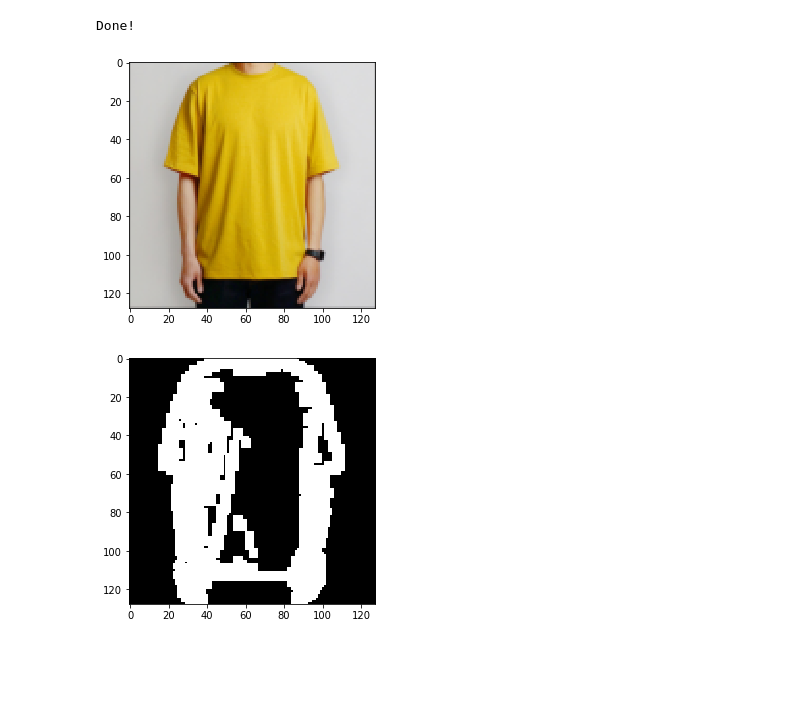
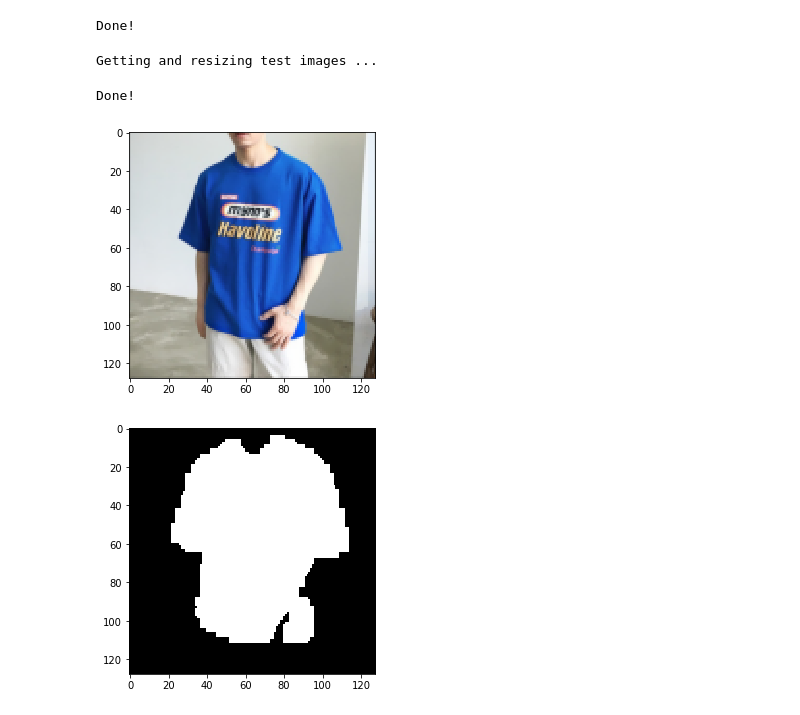
Before and after one commit to Git-Hub-Pro/clothes_recognition_unet, a Jupyter notebook: clothes_recognition_UNET.ipynb, the cells around one changed output. Drawn from its saved outputs; the diff is of its cells as text; code cells hidden in the pictures; blank space fills up the shorter version.

```diff
--- a/clothes_recognition_UNET.ipynb
+++ b/clothes_recognition_UNET.ipynb
@@ -23,15 +23,15 @@ import cv2
 
 # colab을 사용하고 있어서 아래와 같은 경로를 사용하였습니다.../content/gdrive/My Drive/까지는 기본적으로 클라우드 실행시 경로입니다.
 # 가공되기전 이미지들이 저장된 디렉토리 주소
-IMG_PATH = '../content/gdrive/My Drive/data/clothes_recognition/clothes_image'
-IMG_PATH_RED = '../content/gdrive/My Drive/data/clothes_recognition/clothes_image/red'
-IMG_PATH_ORANGE = '../content/gdrive/My Drive/data/clothes_recognition/clothes_image/orange'
-IMG_PATH_YELLOW = '../content/gdrive/My Drive/data/clothes_recognition/clothes_image/yellow'
-IMG_PATH_GREEN = '../content/gdrive/My Drive/data/clothes_recognition/clothes_image/green'
-IMG_PATH_BLUE = '../content/gdrive/My Drive/data/clothes_recognition/clothes_image/blue'
-IMG_PATH_PURPLE = '../content/gdrive/My Drive/data/clothes_recognition/clothes_image/purple'
+IMG_PATH = '../content/gdrive/My Drive/data/clothes_recognition/add_clothes_image'
+IMG_PATH_RED = '../content/gdrive/My Drive/data/clothes_recognition/add_clothes_image/red'
+IMG_PATH_ORANGE = '../content/gdrive/My Drive/data/clothes_recognition/add_clothes_image/orange'
+IMG_PATH_YELLOW = '../content/gdrive/My Drive/data/clothes_recognition/add_clothes_image/yellow'
+IMG_PATH_GREEN = '../content/gdrive/My Drive/data/clothes_recognition/add_clothes_image/green'
+IMG_PATH_BLUE = '../content/gdrive/My Drive/data/clothes_recognition/add_clothes_image/blue'
+IMG_PATH_PURPLE = '../content/gdrive/My Drive/data/clothes_recognition/add_clothes_image/purple'
 # 이미지와 마스크로 나누어진 디렉토리
-TRAIN_PATH = '../content/gdrive/My Drive/data/clothes_recognition/train_data_edit'
+TRAIN_PATH = '../content/gdrive/My Drive/data/clothes_recognition/clothes_image/'
 
 # HSV 범위(사진의 옷은 원색으로만 모아 Hue의 범위를 높게 해주었습니다.)
 lower_red = np.array([-30,100,100])
@@ -52,7 +52,7 @@ upper_blue = np.array([140,255,255])
 lower_purple = np.array([100,50,50])
 upper_purple = np.array([180,255,255])
 # %%
-img = cv2.imread(IMG_PATH_PURPLE +"/"+ '57.jpg')
+img = cv2.imread(IMG_PATH_RED +"/"+ '72.png')
 # BGR to HSV 변환.
 img_hsv = cv2.cvtColor(img,cv2.COLOR_BGR2HSV)
 
@@ -97,18 +97,18 @@ plt.imshow(img_thresh,cmap='gray')
 # Get train and test IDs (image 폴더가 들어간 디렉토리 이름 리스트 저장)
 # [0] : directory path (PWD) [1] : all sub-directories [2] : all sub-files
 # [0] : 특정 디렉토리의 위치값을 저장 [1] : 특정 디렉토리의 하위 디렉토리 리스트를 저장 [2]: 특정 디렉토리에 포함된 모든 파일 리스트를 저장
-img_ids = next(os.walk(IMG_PATH_PURPLE))[2]
+img_ids = next(os.walk(IMG_PATH_BLUE))[2]
 print('train data 만들기 : 각 원본 이미지별 이미지 폴더와 마스크 폴더 만들기!!')
 sys.stdout.flush()
 for n,id_ in tqdm(enumerate(img_ids),total=len(img_ids)):
-    path = IMG_PATH_PURPLE
+    path = IMG_PATH_BLUE
     train_path = TRAIN_PATH
     # 이미지 파일 읽어오기.
     img = cv2.imread(path +"/" + id_ )
     img_hsv = cv2.cvtColor(img,cv2.COLOR_BGR2HSV)
 
     # 특정색만 검출하기
-    img_mask = cv2.inRange(img_hsv,lower_purple,upper_purple)
+    img_mask = cv2.inRange(img_hsv,lower_blue,upper_blue)
 
     # 원본 이미지에서 범위값에 해당하는 영상 부분을 획득한다.
     img_result = cv2.bitwise_and(img,img,mask=img_mask)
@@ -166,7 +164,8 @@ IMG_WIDTH = 128
 IMG_HEIGHT = 128
 IMG_CHANNELS = 3
 # colab을 사용하고 있어서 아래와 같은 경로를 사용하였습니다.../content/gdrive/My Drive/까지는 기본적으로 클라우드 실행시 경로입니다.
-TRAIN_PATH = '../content/gdrive/My Drive/data/clothes_recognition/train_data_png/'
+TRAIN_PATH = '../content/gdrive/My Drive/data/clothes_recognition/train_data_npng/'
+TEST_PATH  = '../content/gdrive/My Drive/data/clothes_recognition/test_data_npng/'
 
 warnings.filterwarnings('ignore',category=UserWarning,module='skimage')
 seed = 42
@@ -200,13 +200,39 @@ print('Done!')
 # %% [output]
 Getting and resizing train images and masks ...
 Done!
+# %%
+# Get and resize test images
+X_test = np.zeros((len(test_ids), IMG_HEIGHT, IMG_WIDTH, IMG_CHANNELS), dtype=np.uint8)
+Y_test = np.zeros((len(test_ids), IMG_HEIGHT, IMG_WIDTH, 1), dtype=np.bool)
+sizes_test = []
+print('Getting and resizing test images ... ')
+sys.stdout.flush()
+for n, id_ in tqdm(enumerate(test_ids), total=len(test_ids)):
+    path = TEST_PATH + id_
+    img = imread(path + '/image/' + id_)[:,:,:IMG_CHANNELS]
+    sizes_test.append([img.shape[0], img.shape[1]])
+    img = resize(img, (IMG_HEIGHT, IMG_WIDTH), mode='constant', preserve_range=True)
+    X_test[n] = img
+
+    mask  = np.zeros((IMG_HEIGHT, IMG_WIDTH, 1), dtype=np.bool)
+    mask_ = imread(path + '/mask/' + id_)
+    mask_ = rgb2gray(mask_)
+    mask_ = np.expand_dims(resize(mask_, (IMG_HEIGHT, IMG_WIDTH), mode='constant',
+                                  preserve_range=True), axis=-1)
+    mask = np.maximum(mask, mask_)  # 모든 마스크를 다 더하기.
+    Y_test[n] = mask
+
+print('Done!')
+# %% [output]
+Getting and resizing test images ...
+Done!
 # %%
 # Check if training data looks all right
-ix = random.randint(0,len(train_ids))
+ix = random.randint(0,len(train_ids)-1)
 imshow(X_train[ix])
 plt.show()
 imshow(np.squeeze(Y_train[ix]))
 plt.show()
 # %% [output]
-[figure, old version]
+[figure, new version]
-[figure, old version]
+[figure, new version]
```
Also changed, not shown: parts of 10 cells of this notebook.
